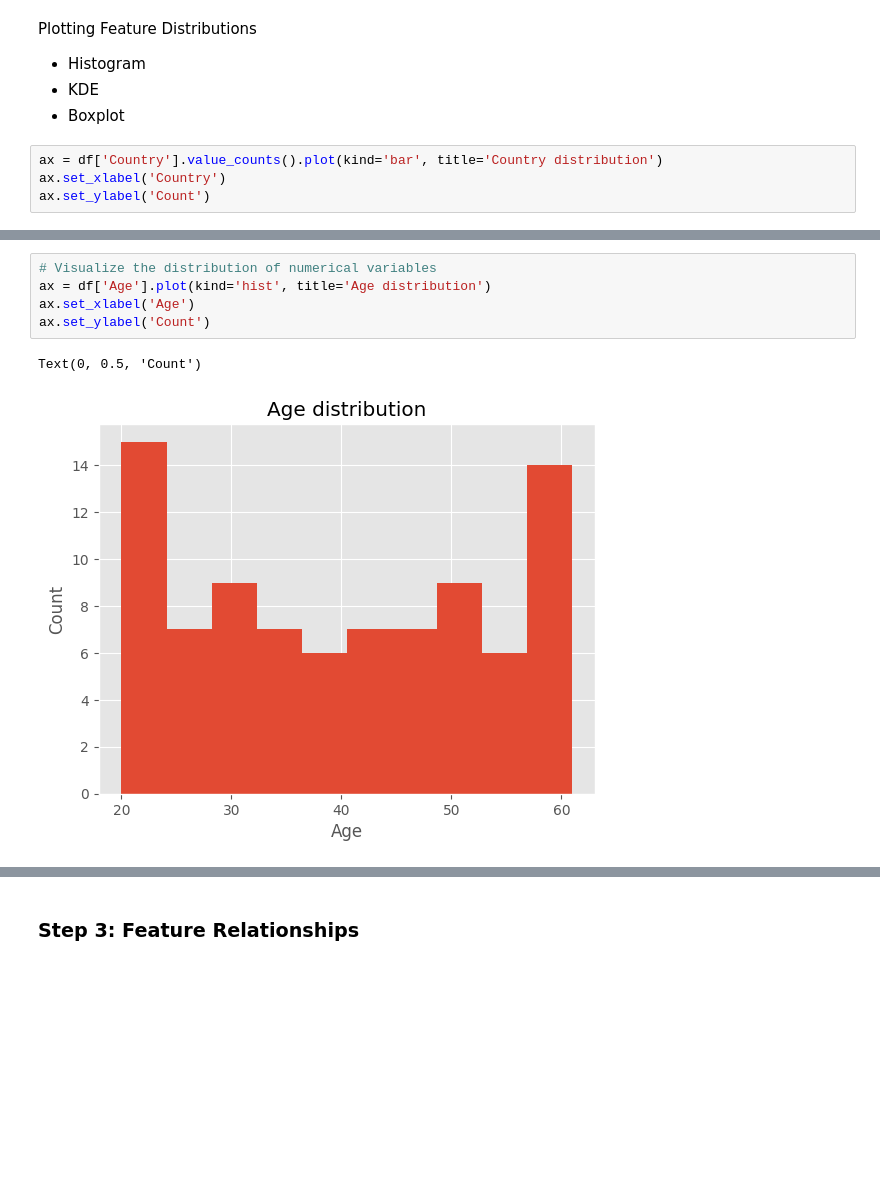
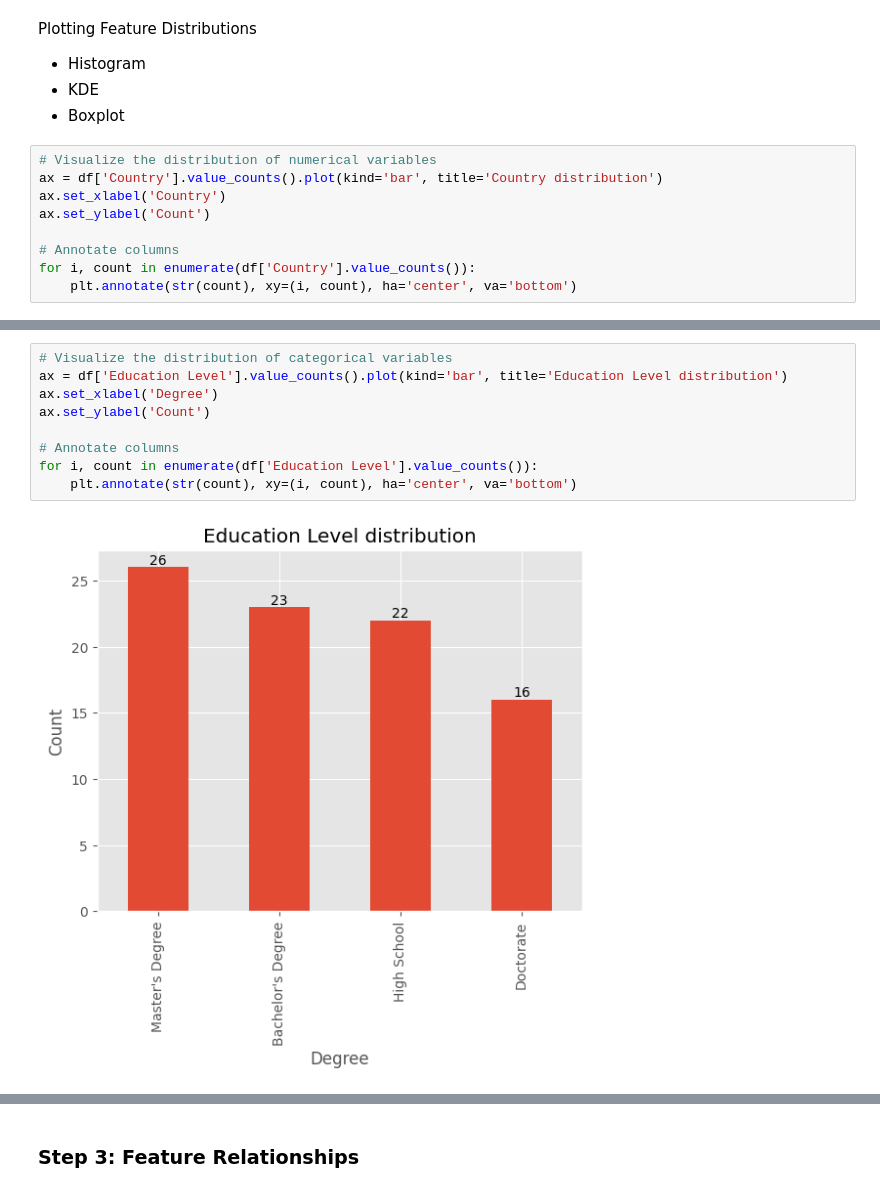
Before and after one commit to lubomirovna/Data_Glacier_Virtual_Internship, a Jupyter notebook: Week_10/eda.ipynb, the cells around one changed output, grey strips where cells are left out. Saved outputs shown, nothing was run; the diff lists cells and outputs as text; blank space fills up the shorter version.

Commit message:
Annotate

```diff
--- a/Week_10/eda.ipynb
+++ b/Week_10/eda.ipynb
@@ -68,7 +68,12 @@ Plotting Feature Distributions
 * KDE
 * Boxplot
 # %%
+# Visualize the distribution of numerical variables
 ax = df['Country'].value_counts().plot(kind='bar', title='Country distribution')
 ax.set_xlabel('Country')
 ax.set_ylabel('Count')
+
+# Annotate columns
+for i, count in enumerate(df['Country'].value_counts()):
+    plt.annotate(str(count), xy=(i, count), ha='center', va='bottom')
 # %% [output]
@@ -77,8 +101,11 @@ Text(0, 0.5, 'Count')
 # %%
-# Visualize the distribution of numerical variables
-ax = df['Age'].plot(kind='hist', title='Age distribution')
-ax.set_xlabel('Age')
+# Visualize the distribution of categorical variables
+ax = df['Education Level'].value_counts().plot(kind='bar', title='Education Level distribution')
+ax.set_xlabel('Degree')
 ax.set_ylabel('Count')
+
+# Annotate columns
+for i, count in enumerate(df['Education Level'].value_counts()):
+    plt.annotate(str(count), xy=(i, count), ha='center', va='bottom')
 # %% [output]
-Text(0, 0.5, 'Count')
-[figure, old version]
+[figure, new version]
```
Also changed, not shown: parts of 3 cells of this notebook.
